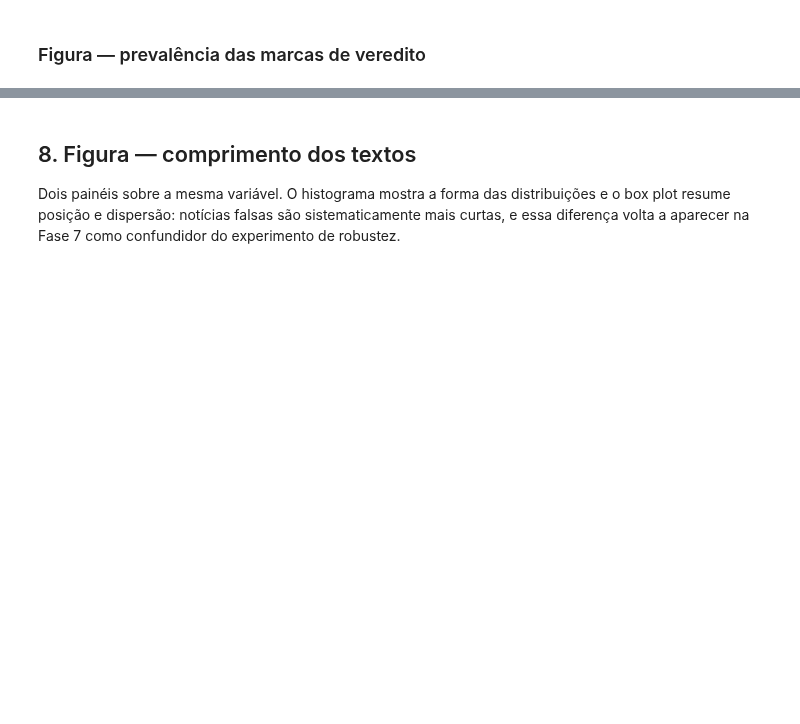
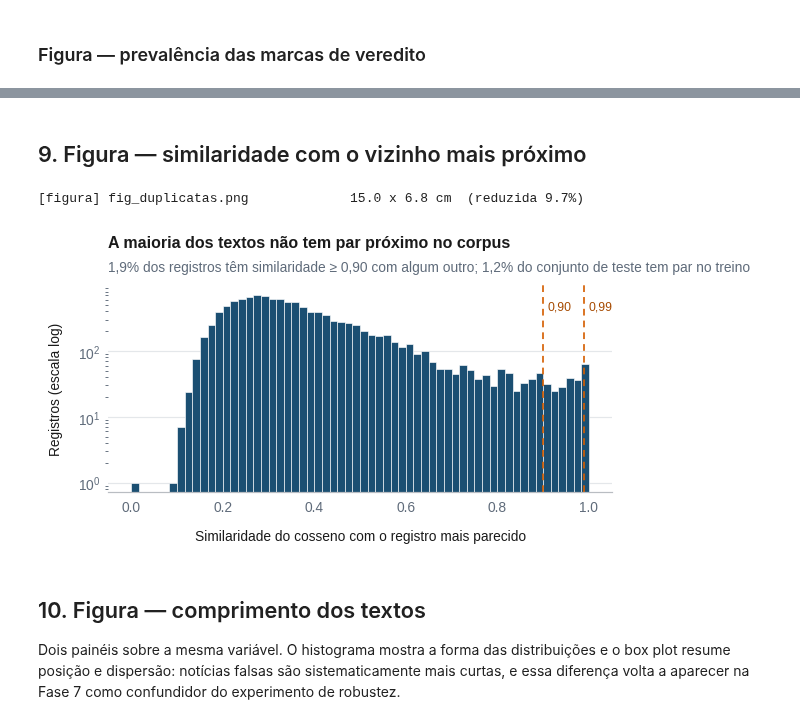
Before and after one commit to AliceFranca0/An-lise-de-Indicadores-de-Fake-News-Pt-Br, a Jupyter notebook: notebooks/Fase1_Caracterizacao_Corpus.ipynb, the cells around one changed output, grey strips where cells are left out. Saved outputs shown, nothing was run; the diff lists cells and outputs as text; code cells hidden in the pictures; blank space fills up the shorter version.

```diff
--- a/notebooks/Fase1_Caracterizacao_Corpus.ipynb
+++ b/notebooks/Fase1_Caracterizacao_Corpus.ipynb
@@ -1070,5 +1273,34 @@ plt.show()
+# %% [markdown]
+## 9. Figura — similaridade com o vizinho mais próximo
+# %%
+fig, ax = plt.subplots(figsize=(LARGURA, 6.2 * CM))
+ax.hist(similaridade, bins=60, color=AZUL, edgecolor='white', linewidth=0.4)
+ax.set_yscale('log')
+for limiar, rotulo_lim in ((0.90, '0,90'), (0.99, '0,99')):
+    ax.axvline(limiar, color=LARANJA, linestyle=(0, (4, 3)), linewidth=1.1)
+    ax.annotate(rotulo_lim, xy=(limiar, 1), xycoords=('data', 'axes fraction'),
+                xytext=(3, -10), textcoords='offset points',
+                ha='left', va='top', fontsize=T_PEQUENO, color=LARANJA_TEXTO)
+grade_y(ax)
+ax.set_xlabel('Similaridade do cosseno com o registro mais parecido')
+ax.set_ylabel('Registros (escala log)')
+
+# O título sai do dado. Cravar a conclusão no código faz a figura afirmar o
+# mesmo seja qual for o corpus — e mentir quando o corpus muda.
+prox = float((similaridade >= 0.90).mean())
+titulo(ax, ('A maioria dos textos não tem par próximo no corpus'
+            if prox < 0.10 else
+            'Boa parte do corpus tem um texto quase idêntico em outro registro'),
+       '{} dos registros têm similaridade ≥ 0,90 com algum outro; {} do '
+       'conjunto de teste tem par no treino'
+       .format(pct(prox, 1), pct(vazam / n_teste, 1)))
+salvar(fig, 'fig_duplicatas')
+plt.show()
+# %% [output]
+[figura] fig_duplicatas.png             15.0 x 6.8 cm  (reduzida 9.7%)
+[figure, added]
 # %% [markdown]
-## 8. Figura — comprimento dos textos
+## 10. Figura — comprimento dos textos
 
 Dois painéis sobre a mesma variável. O histograma mostra a forma das distribuições e o box plot resume posição e dispersão: notícias falsas são sistematicamente mais curtas, e essa diferença volta a aparecer na Fase 7 como confundidor do experimento de robustez.
 # %%
```
Also changed, not shown: parts of 19 cells of this notebook, 7 other files.
